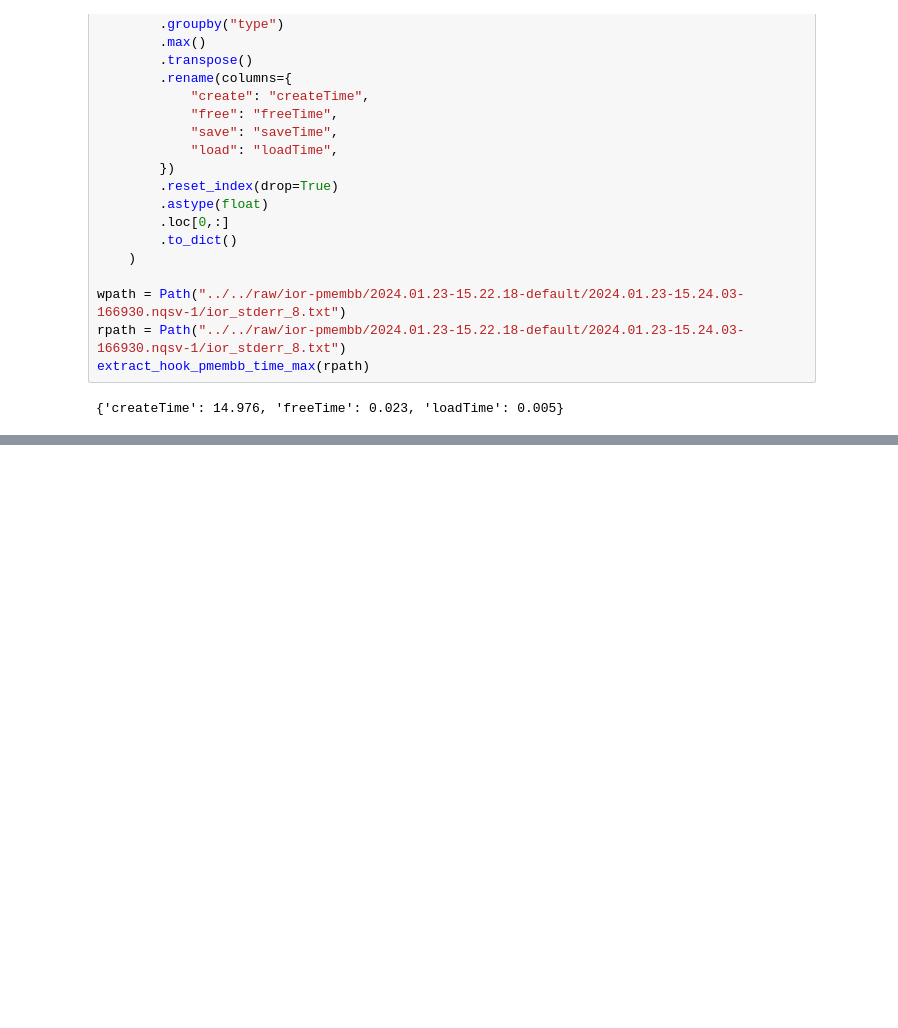
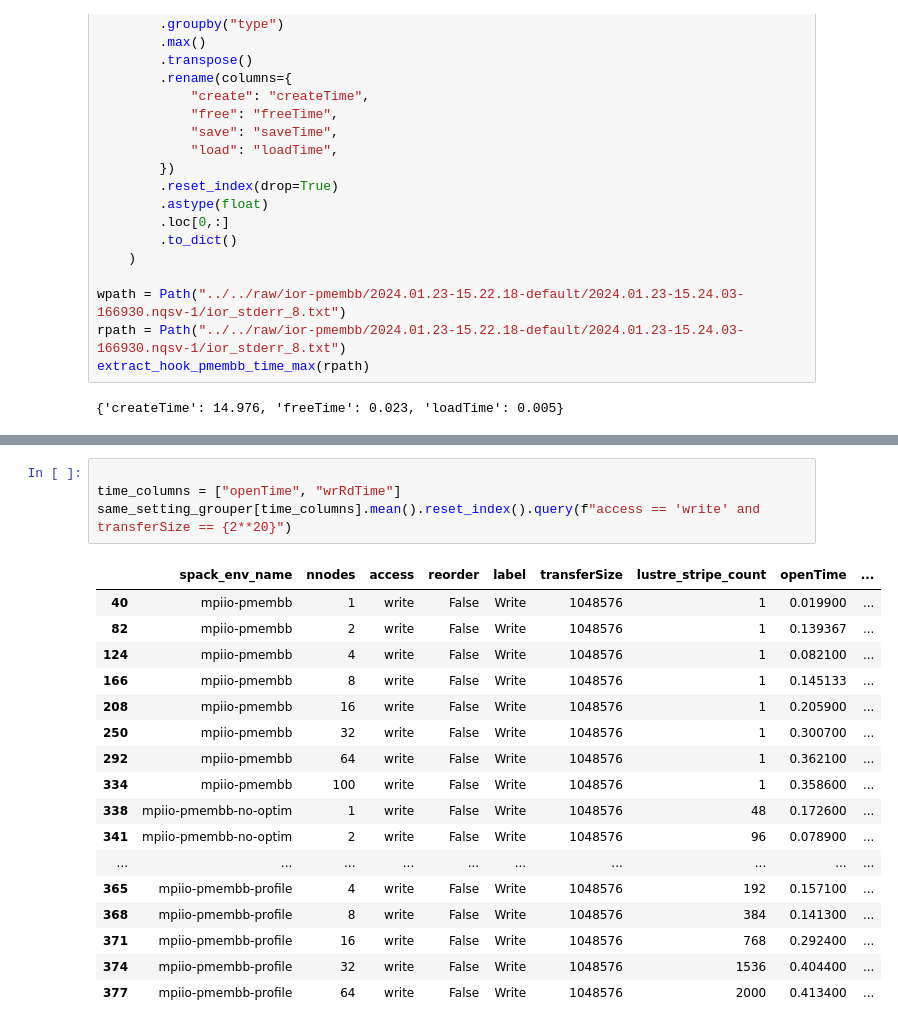
Before and after one commit to tsukuba-hpcs/mpiio-pmembb, a Jupyter notebook: src/ior/ior.ipynb, the cells around one changed output, grey strips where cells are left out. Saved outputs shown, nothing was run; the diff lists cells and outputs as text; blank space fills up the shorter version.

```diff
--- a/src/ior/ior.ipynb
+++ b/src/ior/ior.ipynb
@@ -279,3 +282,25 @@ same_setting_grouper = df.groupby(same_setting_columns)
+# %%
+
+time_columns = ["openTime", "wrRdTime"]
+same_setting_grouper[time_columns].mean().reset_index().query(f"access == 'write' and transferSize == {2**20}")
+# %% [output]
+|  | spack_env_name | nnodes | access | reorder | label | transferSize | lustre_stripe_count | openTime | ... |
+| 40 | mpiio-pmembb | 1 | write | False | Write | 1048576 | 1 | 0.019900 | ... |
+| 82 | mpiio-pmembb | 2 | write | False | Write | 1048576 | 1 | 0.139367 | ... |
+| 124 | mpiio-pmembb | 4 | write | False | Write | 1048576 | 1 | 0.082100 | ... |
+| 166 | mpiio-pmembb | 8 | write | False | Write | 1048576 | 1 | 0.145133 | ... |
+| 208 | mpiio-pmembb | 16 | write | False | Write | 1048576 | 1 | 0.205900 | ... |
+| 250 | mpiio-pmembb | 32 | write | False | Write | 1048576 | 1 | 0.300700 | ... |
+| 292 | mpiio-pmembb | 64 | write | False | Write | 1048576 | 1 | 0.362100 | ... |
+| 334 | mpiio-pmembb | 100 | write | False | Write | 1048576 | 1 | 0.358600 | ... |
+| 338 | mpiio-pmembb-no-optim | 1 | write | False | Write | 1048576 | 48 | 0.172600 | ... |
+| 341 | mpiio-pmembb-no-optim | 2 | write | False | Write | 1048576 | 96 | 0.078900 | ... |
+| ... | ... | ... | ... | ... | ... | ... | ... | ... | ... |
+| 365 | mpiio-pmembb-profile | 4 | write | False | Write | 1048576 | 192 | 0.157100 | ... |
+| 368 | mpiio-pmembb-profile | 8 | write | False | Write | 1048576 | 384 | 0.141300 | ... |
+| 371 | mpiio-pmembb-profile | 16 | write | False | Write | 1048576 | 768 | 0.292400 | ... |
+| 374 | mpiio-pmembb-profile | 32 | write | False | Write | 1048576 | 1536 | 0.404400 | ... |
+| 377 | mpiio-pmembb-profile | 64 | write | False | Write | 1048576 | 2000 | 0.413400 | ... |
 # %%
 env_to_label = {
   "mpiio-pmembb": "+deferred_open",
```
Also changed, not shown: parts of 6 cells of this notebook, 31 other files.
